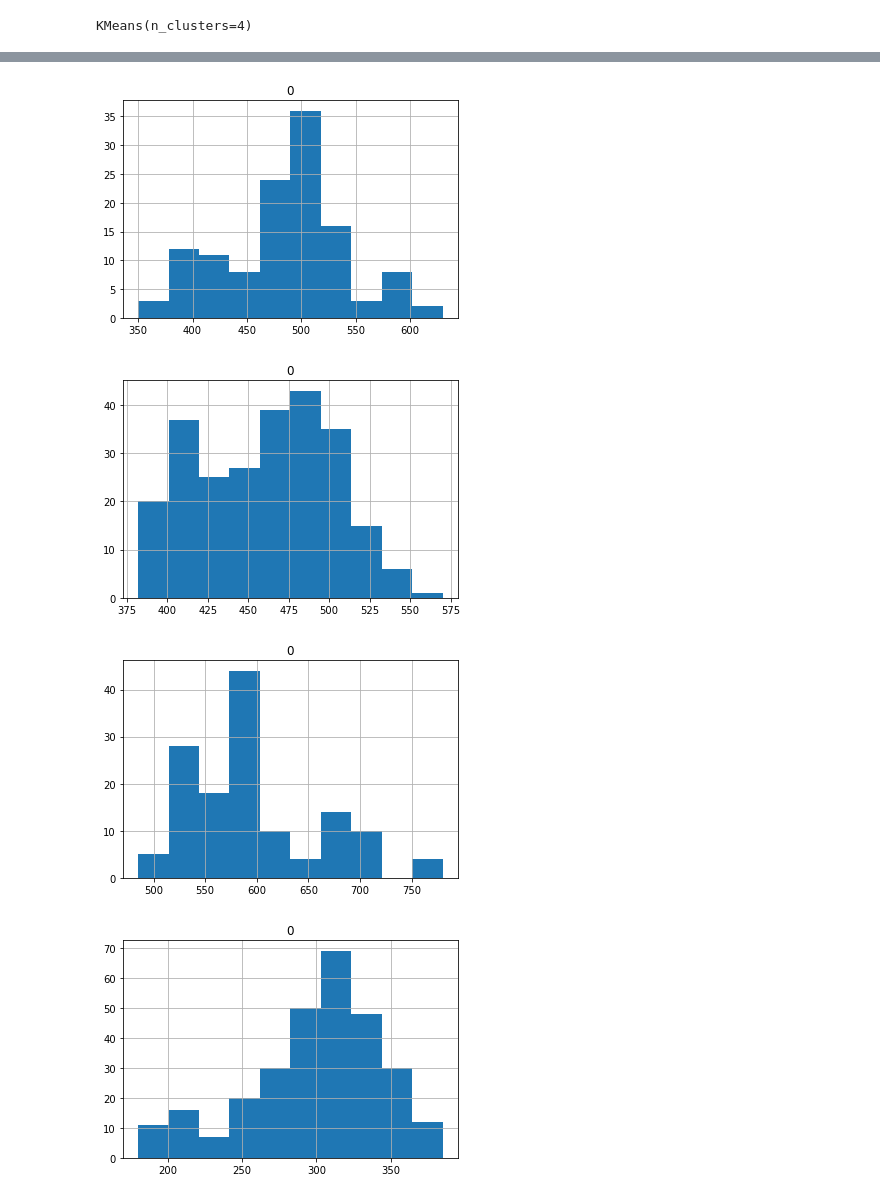
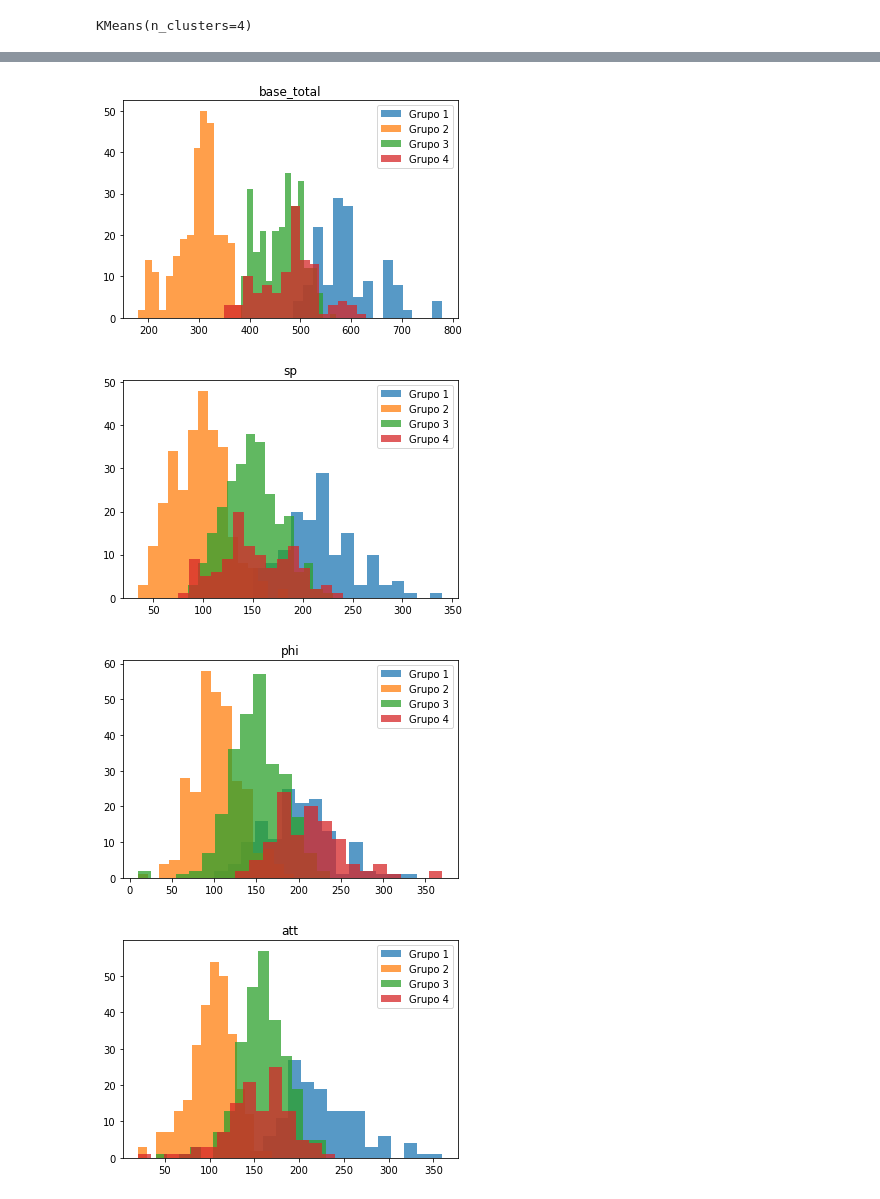
Before and after one commit to jaime0907/ml-fingerprint, a Jupyter notebook: pokemon_notebook.ipynb, the cells around one changed output, grey strips where cells are left out. Cells and saved outputs as stored; diff of their text form; code cells hidden in the pictures.

```diff
--- a/pokemon_notebook.ipynb
+++ b/pokemon_notebook.ipynb
@@ -38,7 +39,7 @@ for k in range(n_clusters):
 # %%
 pd.set_option('display.max_rows', 1000)
 i = 0
-base_stats = []
+
 for g in groups:
     g = g.sort_values('base_total')
-    display(g[['name', 'base_total', 'hp', 'attack', 'defense', 'sp_attack', 'sp_defense', 'speed']])
+    #display(g[['name', 'base_total', 'hp', 'attack', 'defense', 'sp_attack', 'sp_defense', 'speed']])
@@ -114,9 +46,36 @@ for g in groups:
-# %%
-for base in base_stats:
-    df = pd.DataFrame(base)
-    df.hist()
-# %% [output]
-[figure, removed]
-[figure, removed]
-[figure, removed]
-[figure, removed]
+# %%
+base_stats = ['base_total']
+#for s in stats:
+for s in range(0):
+
+    fig, ax = plt.subplots()
+    ax.set_title(s)
+    i = 0
+    for g in groups[2:4]:
+        i += 1
+        histx = ax.hist(g[s], alpha=0.75, label=str(i))
+        hists = (hists, histx)
+    ax.legend()
+    plt.show()
+
+for g in groups:
+    g['sp'] = g['sp_attack'] + g['sp_defense']
+    g['phi'] = g['attack'] + g['defense']
+    g['att'] = g['attack'] + g['sp_attack']
+    g['def'] = g['defense'] + g['sp_defense']
+
+
+stats_2 = ['base_total', 'sp', 'phi', 'att', 'def']
+for s in stats_2:
+    fig, ax = plt.subplots()
+    ax.set_title(s)
+    i = 0
+    for g in groups:
+        i += 1
+        ax.hist(g[s], alpha=0.75, label="Grupo " + str(i), bins=15)
+    ax.legend()
+# %% [output]
+[figure, added]
+[figure, added]
+[figure, added]
+[figure, added]
```
Also changed, not shown: parts of 8 cells of this notebook, 9 other files.
